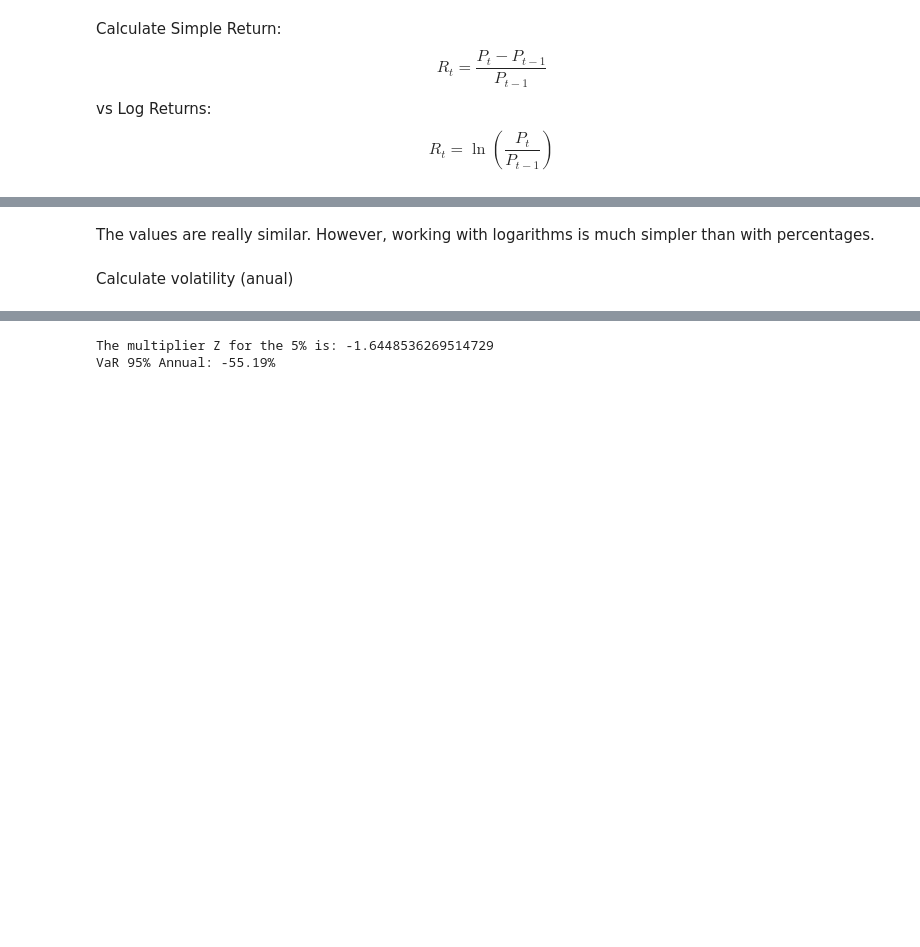
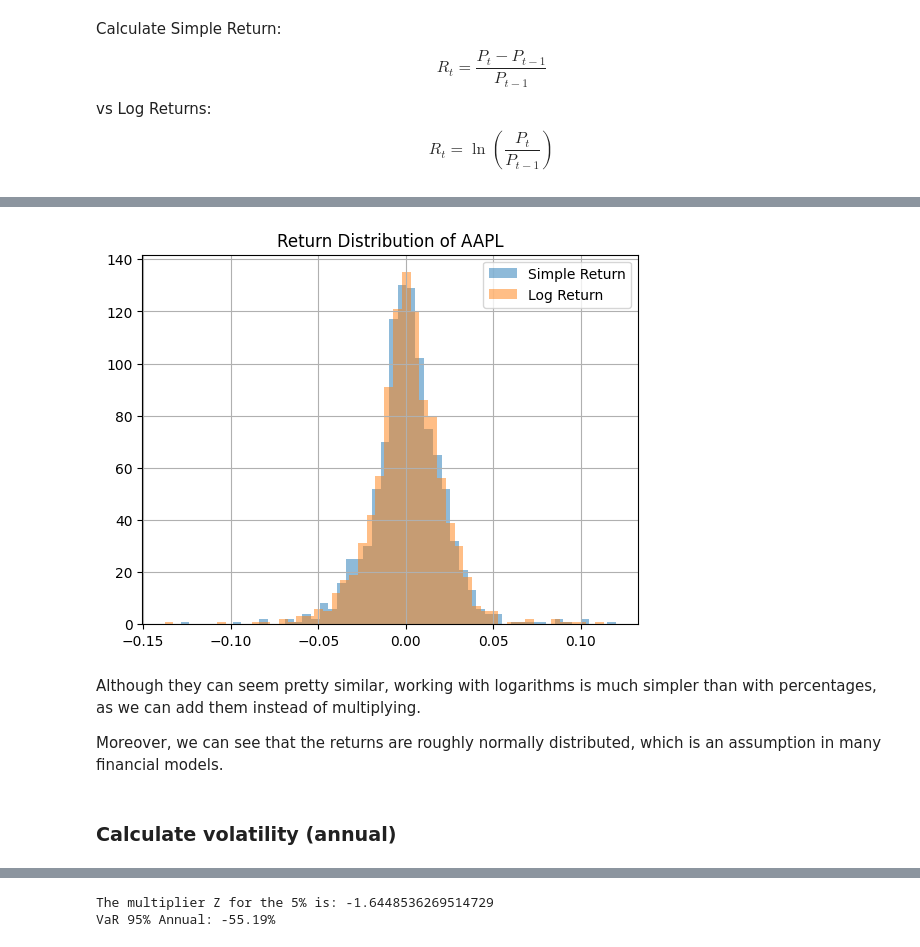
Before and after one commit to laurasalop03/financial-dashboard, a Jupyter notebook: investigation.ipynb, the cells around one changed output, grey strips where cells are left out. Drawn from its saved outputs; the diff is of its cells as text; code cells hidden in the pictures; blank space fills up the shorter version.

```diff
--- a/investigation.ipynb
+++ b/investigation.ipynb
@@ -71,7 +67,17 @@ df.head()
+# %%
+df['simple_return'].hist(bins=50, alpha=0.5, label='Simple Return')
+df['log_return'].hist(bins=50, alpha=0.5, label='Log Return')
+plt.legend()
+plt.title(f"Return Distribution of {ticker}")
+plt.show()
+# %% [output]
+[figure, added]
 # %% [markdown]
-The values are really similar. However, working with logarithms is much simpler than with percentages.
+Although they can seem pretty similar, working with logarithms is much simpler than with percentages, as we can add them instead of multiplying.
+
+Moreover, we can see that the returns are roughly normally distributed, which is an assumption in many financial models.
 # %% [markdown]
-Calculate volatility (anual)
+### Calculate volatility (annual)
 # %%
 df['volatility'] = df['log_return'].std() * np.sqrt(252)  # 252 trading days in a year
 
```
Also changed, not shown: parts of 20 cells of this notebook.
